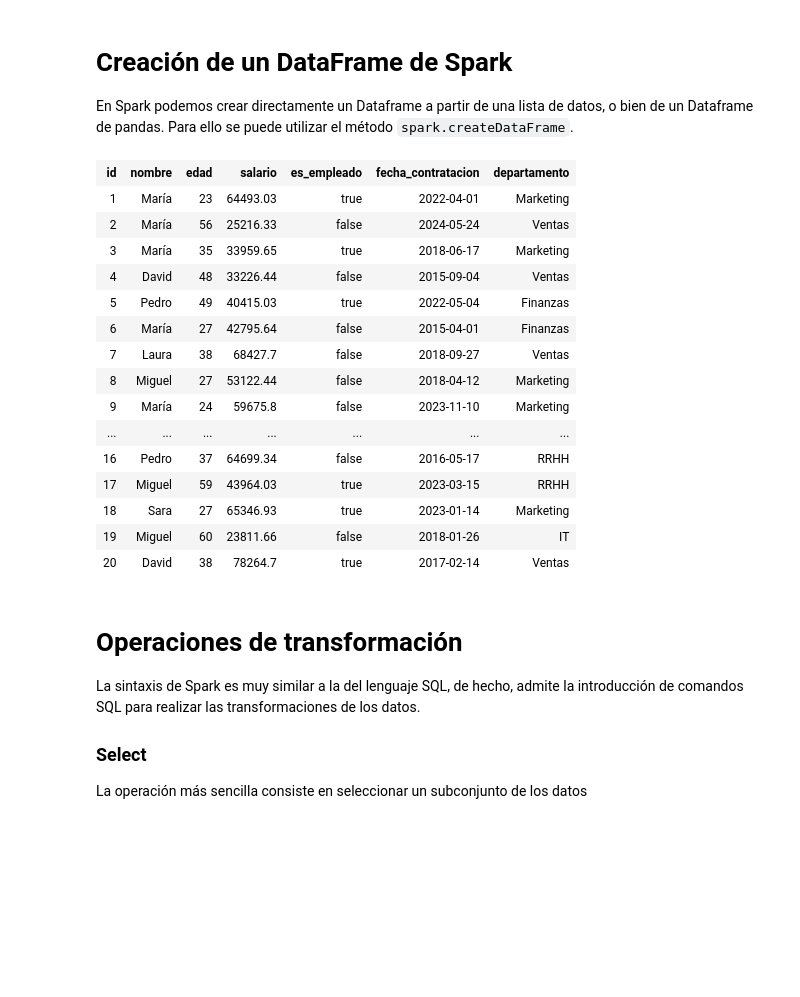
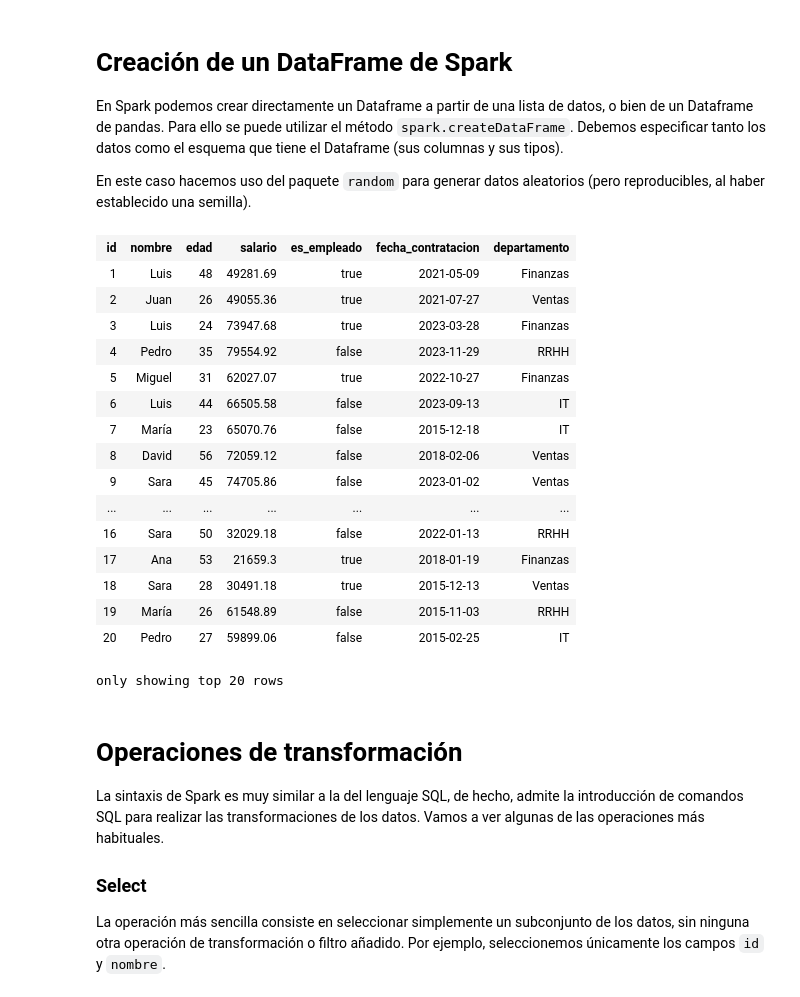
Before and after one commit to donielix/esic-bigdata-iv-blackops, a Jupyter notebook: notebooks/tema-2-etl/introduccion-spark.ipynb, the cells around one changed output. Cells and saved outputs as stored; diff of their text form; code cells hidden in the pictures; blank space fills up the shorter version.

```diff
--- a/notebooks/tema-2-etl/introduccion-spark.ipynb
+++ b/notebooks/tema-2-etl/introduccion-spark.ipynb
@@ -22,10 +38,11 @@ spark = (
         map={
             "spark.driver.memory": "8g",
             "spark.jars.packages": "io.delta:delta-spark_2.12:3.2.0",
-            "spark.sql.repl.eagerEval.enabled": "true",
             "spark.sql.extensions": "io.delta.sql.DeltaSparkSessionExtension",
             "spark.sql.catalog.spark_catalog": "org.apache.spark.sql.delta.catalog.DeltaCatalog",
+            "spark.databricks.delta.retentionDurationCheck.enabled": "false",
             "spark.sql.catalogImplementation": "hive",
+            "spark.sql.repl.eagerEval.enabled": "true",
         }
     )
     .getOrCreate()
@@ -55,6 +83,9 @@ To adjust logging level use sc.setLogLevel(newLevel). For SparkR, use setLogLeve
 # Creación de un DataFrame de Spark
 
 En Spark podemos crear directamente un Dataframe a partir de una lista de datos, o bien de un Dataframe de pandas. Para ello se puede utilizar el método `spark.createDataFrame`.
+Debemos especificar tanto los datos como el esquema que tiene el Dataframe (sus columnas y sus tipos).
+
+En este caso hacemos uso del paquete `random` para generar datos aleatorios (pero reproducibles, al haber establecido una semilla).
 # %%
 # Podemos especificar el esquema del DataFrame usando una cadena de texto
 schema = "id INT, nombre STRING, edad INT, salario FLOAT, es_empleado BOOLEAN, fecha_contratacion DATE, departamento STRING"
@@ -66,57 +97,59 @@ nombres = [
     "Pedro",
     "Ana",
     "Luis",
     "Carla",
     "Miguel",
     "Sara",
     "David",
     "Laura",
 ]
 departamentos = ["Ventas", "Marketing", "Finanzas", "IT", "RRHH"]
 
 data = [
     (
         i,  # id
         random.choice(nombres),  # nombre
         random.randint(22, 60),  # edad
         round(random.uniform(20000, 80000), 2),  # salario
         random.choice([True, False]),  # es_empleado
         date(2024, 10, 1)
         - timedelta(days=random.randint(0, 3650)),  # fecha_contratacion
         random.choice(departamentos),  # departamento
     )
-    for i in range(1, 21)  # Genera 20 registros
+    for i in range(1, 31)  # Genera 30 registros aleatorios
 ]
 
 # Crear el DataFrame usando el esquema en string
 df = spark.createDataFrame(data, schema)
 
+# Mostramos el DataFrame resultante por pantalla
 display(df)
 # %% [output]
 | id | nombre | edad | salario | es_empleado | fecha_contratacion | departamento |
-| 1 | María | 23 | 64493.03 | true | 2022-04-01 | Marketing |
-| 2 | María | 56 | 25216.33 | false | 2024-05-24 | Ventas |
-| 3 | María | 35 | 33959.65 | true | 2018-06-17 | Marketing |
-| 4 | David | 48 | 33226.44 | false | 2015-09-04 | Ventas |
-| 5 | Pedro | 49 | 40415.03 | true | 2022-05-04 | Finanzas |
-| 6 | María | 27 | 42795.64 | false | 2015-04-01 | Finanzas |
-| 7 | Laura | 38 | 68427.7 | false | 2018-09-27 | Ventas |
-| 8 | Miguel | 27 | 53122.44 | false | 2018-04-12 | Marketing |
-| 9 | María | 24 | 59675.8 | false | 2023-11-10 | Marketing |
+| 1 | Luis | 48 | 49281.69 | true | 2021-05-09 | Finanzas |
+| 2 | Juan | 26 | 49055.36 | true | 2021-07-27 | Ventas |
+| 3 | Luis | 24 | 73947.68 | true | 2023-03-28 | Finanzas |
+| 4 | Pedro | 35 | 79554.92 | false | 2023-11-29 | RRHH |
+| 5 | Miguel | 31 | 62027.07 | true | 2022-10-27 | Finanzas |
+| 6 | Luis | 44 | 66505.58 | false | 2023-09-13 | IT |
+| 7 | María | 23 | 65070.76 | false | 2015-12-18 | IT |
+| 8 | David | 56 | 72059.12 | false | 2018-02-06 | Ventas |
+| 9 | Sara | 45 | 74705.86 | false | 2023-01-02 | Ventas |
 | ... | ... | ... | ... | ... | ... | ... |
-| 16 | Pedro | 37 | 64699.34 | false | 2016-05-17 | RRHH |
-| 17 | Miguel | 59 | 43964.03 | true | 2023-03-15 | RRHH |
-| 18 | Sara | 27 | 65346.93 | true | 2023-01-14 | Marketing |
-| 19 | Miguel | 60 | 23811.66 | false | 2018-01-26 | IT |
-| 20 | David | 38 | 78264.7 | true | 2017-02-14 | Ventas |
+| 16 | Sara | 50 | 32029.18 | false | 2022-01-13 | RRHH |
+| 17 | Ana | 53 | 21659.3 | true | 2018-01-19 | Finanzas |
+| 18 | Sara | 28 | 30491.18 | true | 2015-12-13 | Ventas |
+| 19 | María | 26 | 61548.89 | false | 2015-11-03 | RRHH |
+| 20 | Pedro | 27 | 59899.06 | false | 2015-02-25 | IT |
+only showing top 20 rows
 # %% [markdown]
 # Operaciones de transformación
 
-La sintaxis de Spark es muy similar a la del lenguaje SQL, de hecho, admite la introducción de comandos SQL para realizar las transformaciones de los datos.
+La sintaxis de Spark es muy similar a la del lenguaje SQL, de hecho, admite la introducción de comandos SQL para realizar las transformaciones de los datos. Vamos a ver algunas de las operaciones más habituales.
 
 ### Select
 
-La operación más sencilla consiste en seleccionar un subconjunto de los datos
+La operación más sencilla consiste en seleccionar simplemente un subconjunto de los datos, sin ninguna otra operación de transformación o filtro añadido. Por ejemplo, seleccionemos únicamente los campos `id` y `nombre`.
 # %%
 df.select("id", "nombre")
 # %% [output]
```
Also changed, not shown: parts of 46 cells of this notebook, 5 other files.
